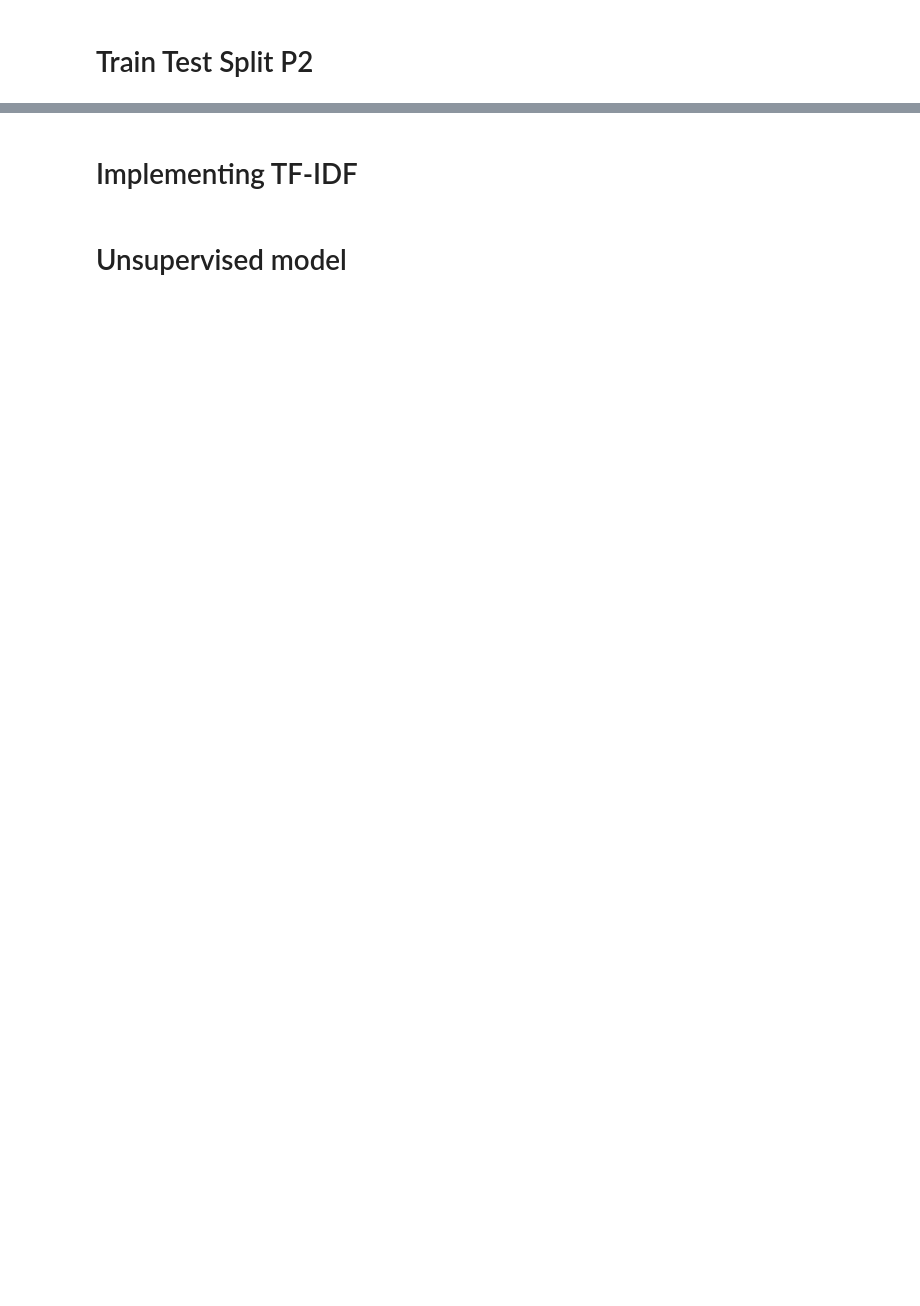
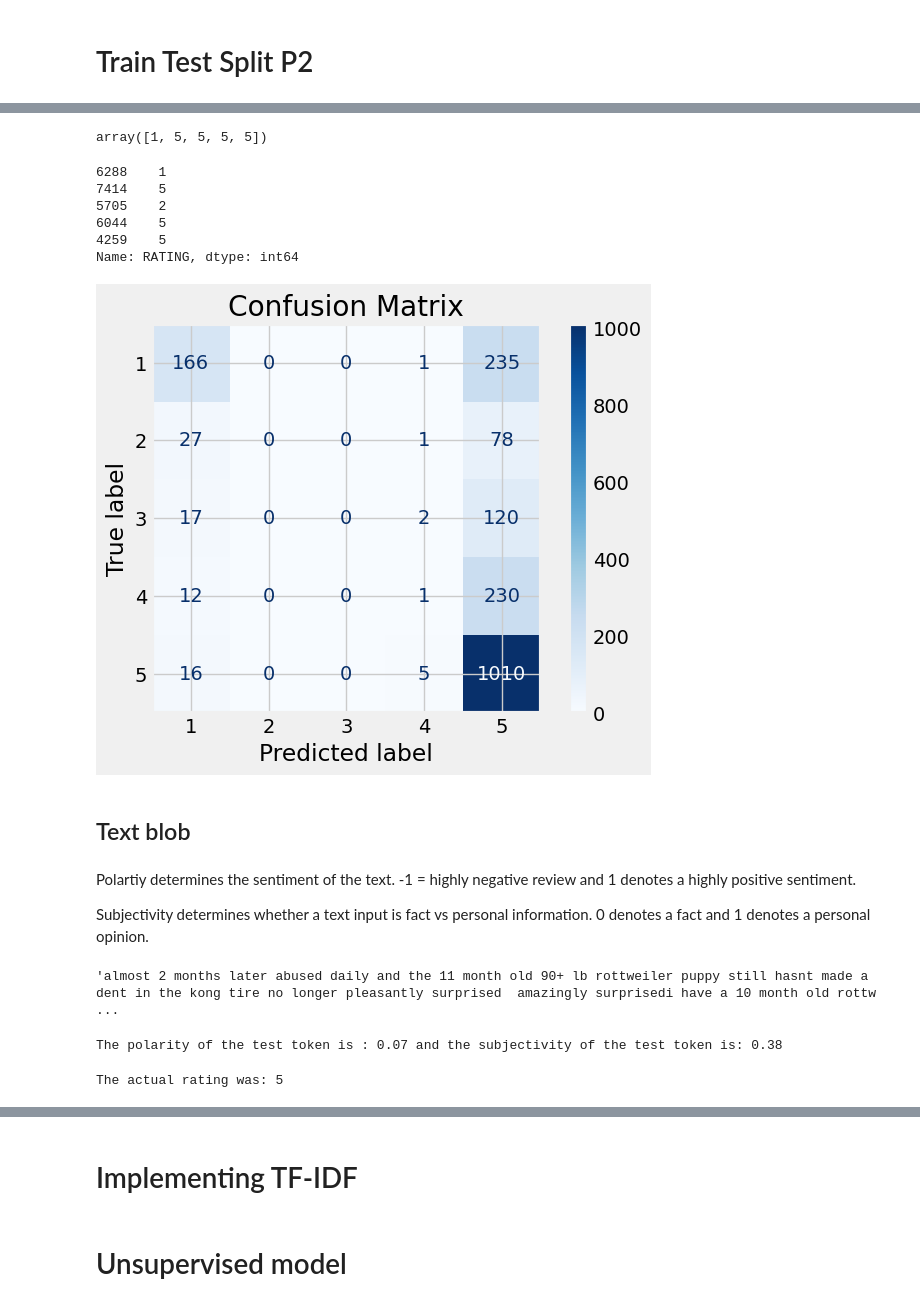
Before and after one commit to cmannnn/customer_reviews, a Jupyter notebook: main.ipynb, the cells around one changed output, grey strips where cells are left out. Drawn from its saved outputs; the diff is of its cells as text; code cells hidden in the pictures; blank space fills up the shorter version.

```diff
--- a/main.ipynb
+++ b/main.ipynb
@@ -145,7 +234,11 @@ english_reviews['REVIEW_TEXT'].sample(1, random_state = 14)
 # Count Vectorize
 # %%
 def remove_punctuation(text):
-    final = "".join(u for u in text if u not in ('?', '.', ';', ':', '!', '"', "'", '(', ')', '[', ']', '/', ',', '-'))
-    return final
+    final_text = []
+    for row in text:
+        clean_row = "".join(u for u in row if u not in ('?', '.', ';', ':', '!', '"', "'", '(', ')', '[', ']', '/', ',', '-', '*'))
+        final_text.append(clean_row.lower())
+
+    return final_text
 # %%
 token = RegexpTokenizer(f'[a-zA-Z0-9]+')
@@ -158,9 +253,9 @@ english_reviews['REVIEW_TEXT'] = remove_punctuation(english_reviews['REVIEW_TEXT
 # %%
-cv = CountVectorizer(stop_words = 'english', ngram_range = (1,1), tokenizer = token.tokenize, max_features = 500)
+cv = CountVectorizer(stop_words = 'english', ngram_range = (1,2), tokenizer = token.tokenize)
 # %%
 text_counts = cv.fit_transform(english_reviews['REVIEW_TEXT'])
 # %% [markdown]
 # Train Test Split P2
 # %%
-X_train, X_test, Y_train, Y_test = train_test_split(text_counts, english_reviews['REVIEW_TEXT'], test_size = 0.2, random_state = 42)
+X_train, X_test, Y_train, Y_test = train_test_split(text_counts, english_reviews['RATING'], test_size = 0.2, random_state = 42, stratify=english_reviews['RATING'])
 # %% [markdown]
@@ -188,0 +276,32 @@ english_reviews_train_text = english_reviews_train['REVIEW_TEXT']
+# %%
+predicted[:5]
+# %% [output]
+array([1, 5, 5, 5, 5])
+# %%
+Y_test[:5]
+# %% [output]
+6288    1
+7414    5
+5705    2
+6044    5
+4259    5
+Name: RATING, dtype: int64
+# %%
+cm = confusion_matrix(Y_test, predicted)
+
+disp = ConfusionMatrixDisplay(confusion_matrix=cm, display_labels=np.unique(Y_test))
+disp.plot(cmap=plt.cm.Blues)
+plt.title('Confusion Matrix')
+plt.show()
+# %% [output]
+[figure, added]
+# %% [markdown]
+## Text blob
+# %% [markdown]
+Polartiy determines the sentiment of the text. -1 = highly negative review and 1 denotes a highly positive sentiment.
+
+Subjectivity determines whether a text input is fact vs personal information. 0 denotes a fact and 1 denotes a personal opinion.
+# %%
+english_reviews['REVIEW_TEXT'].iloc[284]
+# %% [output]
+'almost 2 months later abused daily and the 11 month old 90+ lb rottweiler puppy still hasnt made a dent in the kong tire no longer pleasantly surprised  amazingly surprisedi have a 10 month old rottw ...
@@ -188,0 +311,8 @@ english_reviews_train_text = english_reviews_train['REVIEW_TEXT']
+# %%
+print(f'The polarity of the test token is : {round(p1, 2)} and the subjectivity of the test token is: {round(s1, 2)}')
+# %% [output]
+The polarity of the test token is : 0.07 and the subjectivity of the test token is: 0.38
+# %%
+print(f'The actual rating was: {english_reviews['RATING'].iloc[284]}')
+# %% [output]
+The actual rating was: 5
```
Also changed, not shown: parts of 35 cells of this notebook.
